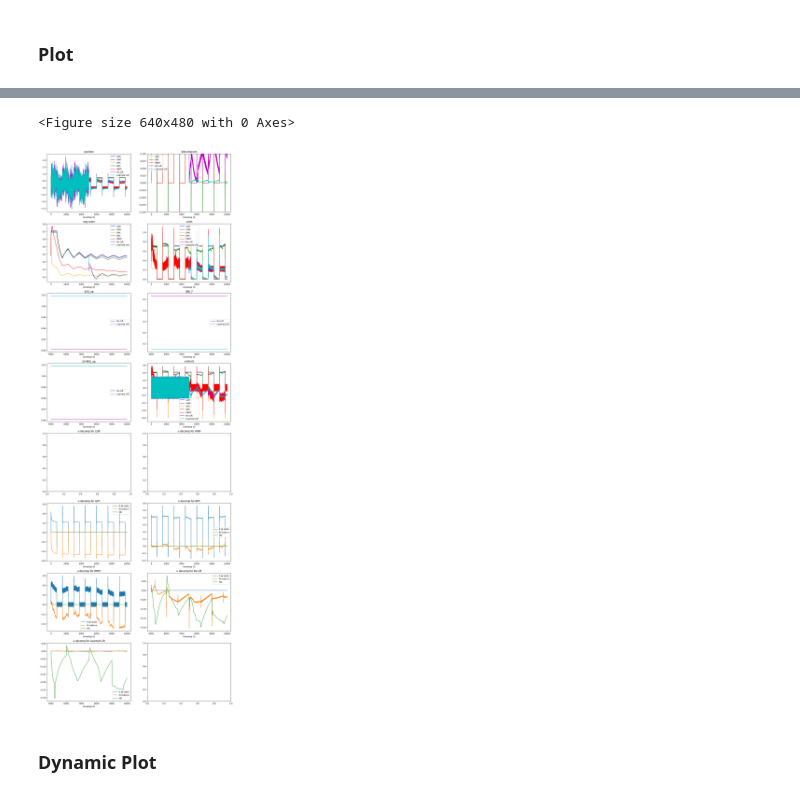
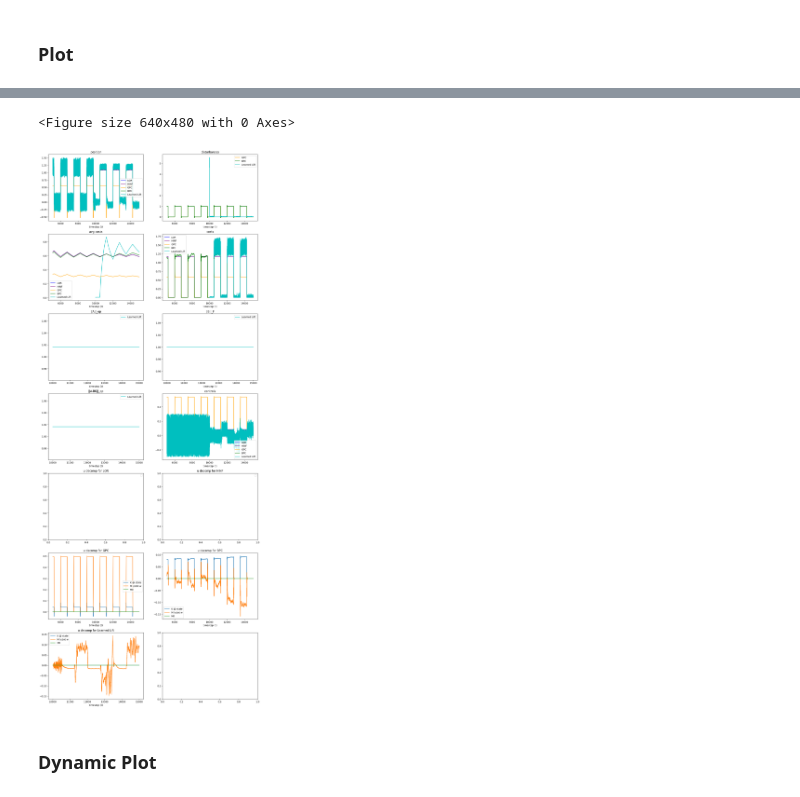
Before and after one commit to edogariu/extravaganza, a Jupyter notebook: experiments/Linear Dynamical System.ipynb, the cells around one changed output, grey strips where cells are left out. Drawn from its saved outputs; the diff is of its cells as text; code cells hidden in the pictures.

```diff
--- a/experiments/Linear Dynamical System.ipynb
+++ b/experiments/Linear Dynamical System.ipynb
@@ -75,8 +75,8 @@ def get_experiment_args():
     # --------------------------------------------------------------------------------------
 
     num_trials = 1
-    T = 10000  # total timesteps
-    T0 = 5000  # number of timesteps to just sysid for our methods
+    T = 15000  # total timesteps
+    T0 = 10000  # number of timesteps to just sysid for our methods
     reset_condition = lambda t: False  # how often to reset the system
     use_multiprocessing = False
     render_every = None
@@ -101,10 +101,10 @@ def get_experiment_args():
     sysid_scale = 0.3
 
     learned_lift_args = {
-        'lift_lr': 0.004,
-        'sysid_lr': 0.004,
+        'lift_lr': 0.01,
+        'sysid_lr': 0.01,
         'cost_lr': 0.001,
-        'depth': 4,
+        'depth': 6,
         'buffer_maxlen': int(1e6),
         'num_epochs': 100,
         'batch_size': 64,
@@ -115,18 +115,18 @@ def get_experiment_args():
     # ------------------------    CONTROLLER HYPERPARAMETERS    ----------------------------
     # --------------------------------------------------------------------------------------
 
-    h = 5  # controller memory length (# of w's to use on inference)
-    hh = 5  # history length of the cost/control histories
-    lift_dim = 10  # dimension to lift to
+    h = 30  # controller memory length (# of w's to use on inference)
+    hh = 30  # history length of the cost/control histories
+    lift_dim = 30  # dimension to lift to
 
     m_update_rescaler = lambda : ADAM(0.003, betas=(0.9, 0.999))
-    m0_update_rescaler = lambda : ADAM(0.003, betas=(0.9, 0.999))
+    m0_update_rescaler = lambda : ADAM(0.00, betas=(0.9, 0.999))
     k_update_rescaler = lambda : ADAM(0.00, betas=(0.9, 0.999))
 
     lifted_bpc_args = {
         'h': h,
         'method': 'REINFORCE',
-        'initial_scales': (0.01, 0.01, 0.01),  # M, M0, K   (uses M0's scale for REINFORCE)
+        'initial_scales': (0.01, 0.1, 0.01),  # M, M0, K   (uses M0's scale for REINFORCE)
         'rescalers': (m_update_rescaler, m0_update_rescaler, k_update_rescaler),
         'T0': T0,
     #     'bounds': None,
@@ -231,22 +231,25 @@ def plot_lds(experiment: Experiment):
 
     # set titles and legends and limits and such
     # (note: `ylim()` is so useful! because sometimes one thing blows up and then autoscale messes up all plots)
-    _ax = ax[0, 0]; _ax.set_title('position'); _ax.legend(); ylim(_ax, -5, 20)
-    _ax = ax[0, 1]; _ax.set_title('disturbances'); _ax.legend(); ylim(_ax, -0.1, 0.1)
-    _ax = ax[1, 0]; _ax.set_title('avg costs'); _ax.legend(); ylim(_ax, -5, 100)
-    _ax = ax[1, 1]; _ax.set_title('costs'); _ax.legend(); ylim(_ax, -5, 100)
+    _ax = ax[0, 0]; _ax.set_title('position'); _ax.legend()
+    _ax = ax[0, 1]; _ax.set_title('disturbances'); _ax.legend()
+    _ax = ax[1, 0]; _ax.set_title('avg costs'); _ax.legend()
+    _ax = ax[1, 1]; _ax.set_title('costs'); _ax.legend()
 
     _ax = ax[2, 0]; _ax.set_title('||A||_op'); _ax.legend()
     _ax = ax[2, 1]; _ax.set_title('||B||_F'); _ax.legend()
 
     _ax = ax[3, 0]; _ax.set_title('||A-BK||_op'); _ax.legend()
-    _ax = ax[3, 1]; _ax.set_title('controls'); _ax.legend(); ylim(_ax, -3, 3)
+    _ax = ax[3, 1]; _ax.set_title('controls'); _ax.legend()
     pass
 # %% [markdown]
 ### Plot
 # %%
 # plot
-plot_lds(experiment)
+from copy import deepcopy
+e = deepcopy(experiment)
+e.stats = {k: s[5100:] for k, s in e.stats.items() if k not in ['No Lift', 'RBPC']}
+plot_lds(e)
 # %% [output]
 WARNING: No artists with labels found to put in legend.  Note that artists whose label start with an underscore are ignored when legend() is called with no argument.
 WARNING: No artists with labels found to put in legend.  Note that artists whose label start with an underscore are ignored when legend() is called with no argument.
@@ -268,4 +265,4 @@ WARNING: (UTILS): no hardcoded color for `M0`. using a random one :)
 <Figure size 640x480 with 0 Axes>
-[figure, old version]
+[figure, new version]
 # %% [markdown]
 ### Dynamic Plot
```
Also changed, not shown: parts of 5 cells of this notebook, 26 other files.
